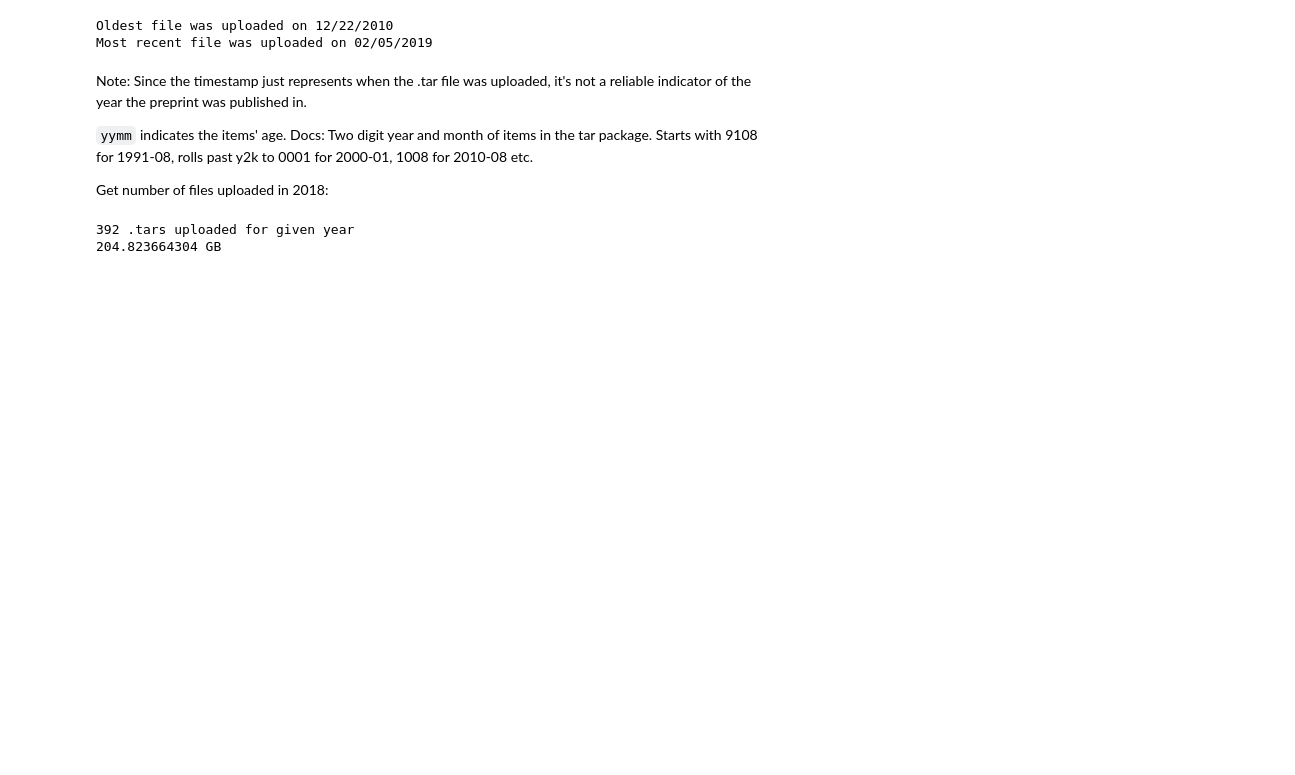
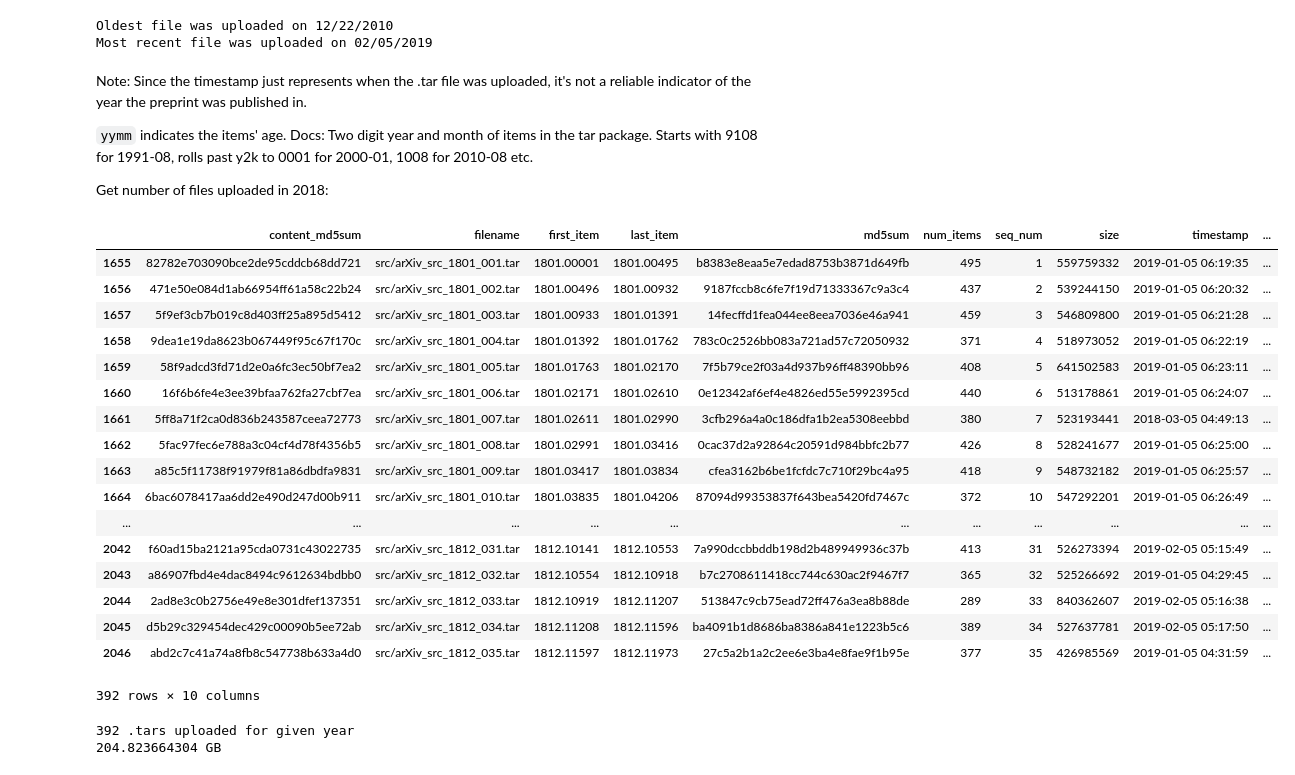
Before and after one commit to brienna/arxiv, a Jupyter notebook: Get metadata.ipynb, the cells around one changed output. Saved outputs shown, nothing was run; the diff lists cells and outputs as text; code cells hidden in the pictures; blank space fills up the shorter version.

```diff
--- a/Get metadata.ipynb
+++ b/Get metadata.ipynb
@@ -204,4 +206,26 @@ Note: Since the timestamp just represents when the .tar file was uploaded, it's
 `yymm` indicates the items' age. Docs: Two digit year and month of items in the tar package. Starts with 9108 for 1991-08, rolls past y2k to 0001 for 2000-01, 1008 for 2010-08 etc.
 
 Get number of files uploaded in 2018:
+# %%
+given_year_df = manifest_df[manifest_df['yymm'].str.slice(0,2) == '18']
+given_year_df
+# %% [output]
+|  | content_md5sum | filename | first_item | last_item | md5sum | num_items | seq_num | size | timestamp | ... |
+| 1655 | 82782e703090bce2de95cddcb68dd721 | src/arXiv_src_1801_001.tar | 1801.00001 | 1801.00495 | b8383e8eaa5e7edad8753b3871d649fb | 495 | 1 | 559759332 | 2019-01-05 06:19:35 | ... |
+| 1656 | 471e50e084d1ab66954ff61a58c22b24 | src/arXiv_src_1801_002.tar | 1801.00496 | 1801.00932 | 9187fccb8c6fe7f19d71333367c9a3c4 | 437 | 2 | 539244150 | 2019-01-05 06:20:32 | ... |
+| 1657 | 5f9ef3cb7b019c8d403ff25a895d5412 | src/arXiv_src_1801_003.tar | 1801.00933 | 1801.01391 | 14fecffd1fea044ee8eea7036e46a941 | 459 | 3 | 546809800 | 2019-01-05 06:21:28 | ... |
+| 1658 | 9dea1e19da8623b067449f95c67f170c | src/arXiv_src_1801_004.tar | 1801.01392 | 1801.01762 | 783c0c2526bb083a721ad57c72050932 | 371 | 4 | 518973052 | 2019-01-05 06:22:19 | ... |
+| 1659 | 58f9adcd3fd71d2e0a6fc3ec50bf7ea2 | src/arXiv_src_1801_005.tar | 1801.01763 | 1801.02170 | 7f5b79ce2f03a4d937b96ff48390bb96 | 408 | 5 | 641502583 | 2019-01-05 06:23:11 | ... |
+| 1660 | 16f6b6fe4e3ee39bfaa762fa27cbf7ea | src/arXiv_src_1801_006.tar | 1801.02171 | 1801.02610 | 0e12342af6ef4e4826ed55e5992395cd | 440 | 6 | 513178861 | 2019-01-05 06:24:07 | ... |
+| 1661 | 5ff8a71f2ca0d836b243587ceea72773 | src/arXiv_src_1801_007.tar | 1801.02611 | 1801.02990 | 3cfb296a4a0c186dfa1b2ea5308eebbd | 380 | 7 | 523193441 | 2018-03-05 04:49:13 | ... |
+| 1662 | 5fac97fec6e788a3c04cf4d78f4356b5 | src/arXiv_src_1801_008.tar | 1801.02991 | 1801.03416 | 0cac37d2a92864c20591d984bbfc2b77 | 426 | 8 | 528241677 | 2019-01-05 06:25:00 | ... |
+| 1663 | a85c5f11738f91979f81a86dbdfa9831 | src/arXiv_src_1801_009.tar | 1801.03417 | 1801.03834 | cfea3162b6be1fcfdc7c710f29bc4a95 | 418 | 9 | 548732182 | 2019-01-05 06:25:57 | ... |
+| 1664 | 6bac6078417aa6dd2e490d247d00b911 | src/arXiv_src_1801_010.tar | 1801.03835 | 1801.04206 | 87094d99353837f643bea5420fd7467c | 372 | 10 | 547292201 | 2019-01-05 06:26:49 | ... |
+| ... | ... | ... | ... | ... | ... | ... | ... | ... | ... | ... |
+| 2042 | f60ad15ba2121a95cda0731c43022735 | src/arXiv_src_1812_031.tar | 1812.10141 | 1812.10553 | 7a990dccbbddb198d2b489949936c37b | 413 | 31 | 526273394 | 2019-02-05 05:15:49 | ... |
+| 2043 | a86907fbd4e4dac8494c9612634bdbb0 | src/arXiv_src_1812_032.tar | 1812.10554 | 1812.10918 | b7c2708611418cc744c630ac2f9467f7 | 365 | 32 | 525266692 | 2019-01-05 04:29:45 | ... |
+| 2044 | 2ad8e3c0b2756e49e8e301dfef137351 | src/arXiv_src_1812_033.tar | 1812.10919 | 1812.11207 | 513847c9cb75ead72ff476a3ea8b88de | 289 | 33 | 840362607 | 2019-02-05 05:16:38 | ... |
+| 2045 | d5b29c329454dec429c00090b5ee72ab | src/arXiv_src_1812_034.tar | 1812.11208 | 1812.11596 | ba4091b1d8686ba8386a841e1223b5c6 | 389 | 34 | 527637781 | 2019-02-05 05:17:50 | ... |
+| 2046 | abd2c7c41a74a8fb8c547738b633a4d0 | src/arXiv_src_1812_035.tar | 1812.11597 | 1812.11973 | 27c5a2b1a2c2ee6e3ba4e8fae9f1b95e | 377 | 35 | 426985569 | 2019-01-05 04:31:59 | ... |
+392 rows × 10 columns
 # %%
```
Also changed, not shown: parts of 9 cells of this notebook, 1 other file.
